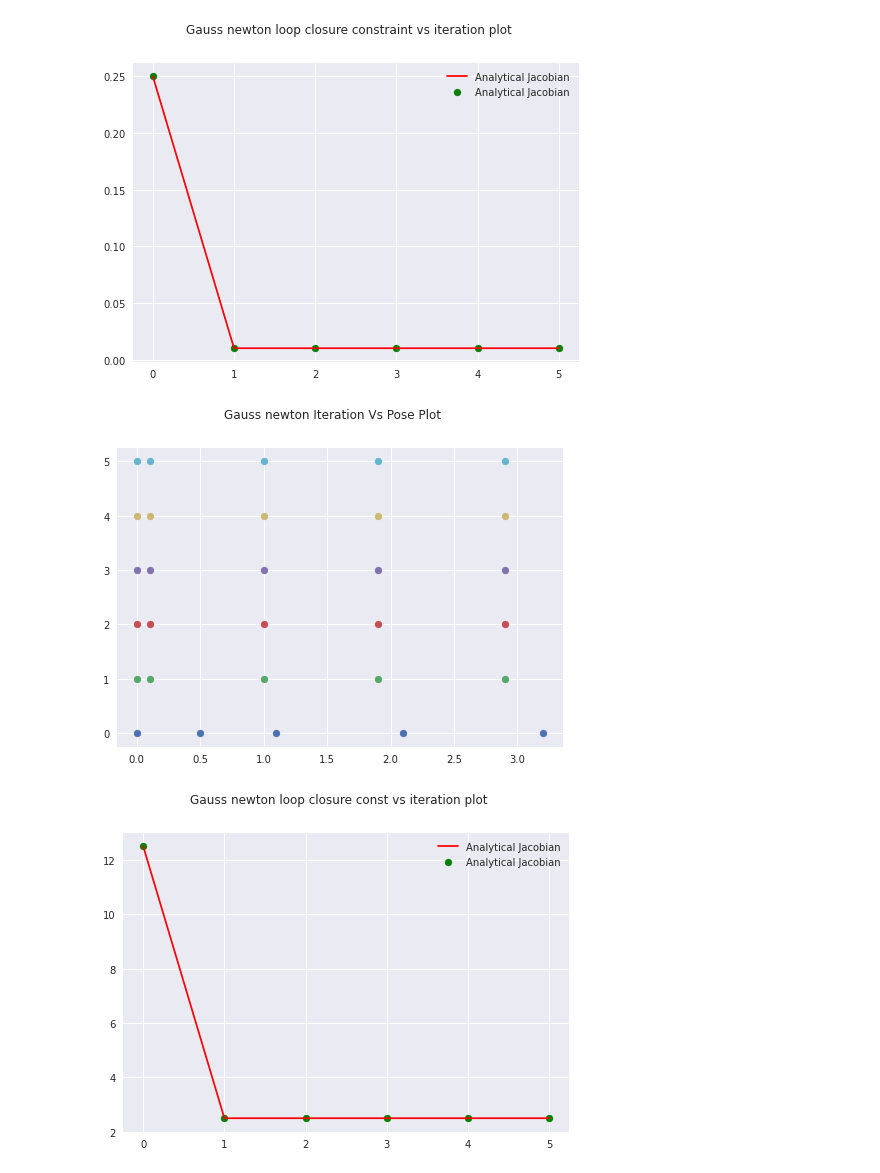
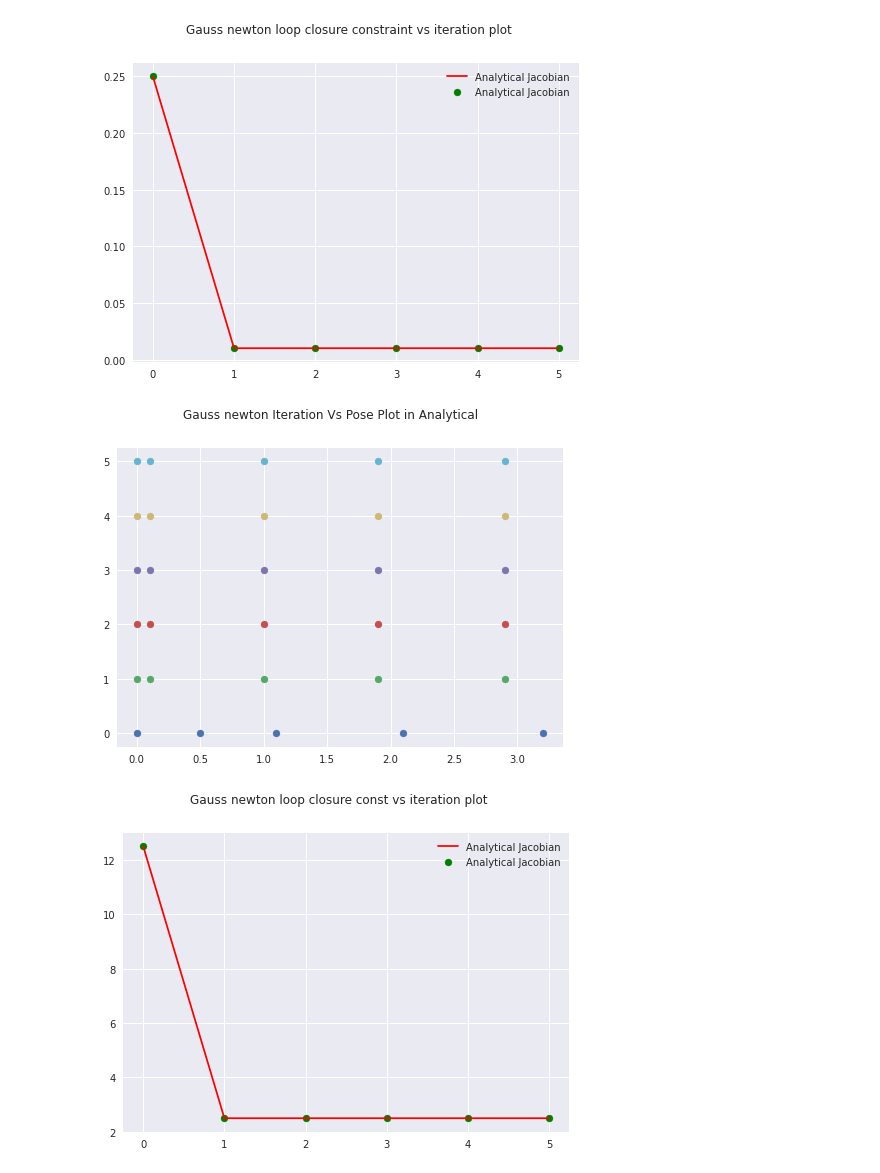
Before and after one commit to BhaskarJoshi-01/Mobile-Robotics---Monsoon-2021, a Jupyter notebook: Project-1/questions/Question 1 - 1D SLAM.ipynb, the cells around one changed output. Cells and saved outputs as stored; diff of their text form; code cells hidden in the pictures.

```diff
--- a/Project-1/questions/Question 1 - 1D SLAM.ipynb
+++ b/Project-1/questions/Question 1 - 1D SLAM.ipynb
@@ -61,14 +60,6 @@ X:  [0, 1, 2, 3, 0]
 Odo x : [0.0, 1.1, 2.1, 3.2, 0.5]
 # %%
 # info matrix from covariance matrix
-# covariance_matrix=np.array([
-#     [0.01, 0, 0, 0, 0, 0],
-#     [0, 0.01, 0, 0, 0, 0],
-#     [0, 0, 0.01, 0, 0, 0],
-#     [0, 0, 0, 0.01, 0, 0],
-#     [0, 0, 0, 0, 0.01, 0],
-#     [0, 0, 0, 0, 0, 0.001]
-# ])
 covariance_matrix = jnp.diag(jnp.array([.01, .01, .01,.01, .01, .001]))
 
 residual=[]
@@ -79,10 +70,11 @@ info_matrix=np.linalg.inv(covariance_matrix)
 def calc_residual(u,x):
     residual=[]
     for i in range(len(u)-1):
-        residual.append(u[i]+x[i]-x[i+1])
-
-    residual.append(u[4]+x[0]-x[4])
-    residual.append(x[0]-0) #anchor
+        funct_val= u[i]+x[i]-x[i+1]
+        residual.append(funct_val)
+    last_vals=[u[4]+x[0]-x[4],x[0]-0]
+    residual.append(last_vals[0])
+    residual.append(last_vals[1]) #anchor
 
     res=jnp.array(residual)
     return res
@@ -101,12 +94,12 @@ Info matrix :
 
 analytical_j=jnp.array(
     [
-        [1, -1, 0, 0, 0],
-        [0, 1, -1, 0, 0],
-        [0, 0, 1, -1, 0],
-        [0, 0, 0, 1, -1],
-        [1, 0, 0, 0, -1],
-        [1, 0, 0, 0, 0]
+        [1.0, -1.0, 0.0, 0.0, 0.0],
+        [0.0, 1.0, -1.0, 0.0, 0.0],
+        [0.0, 0.0, 1.0, -1.0, 0.0],
+        [0.0, 0.0, 0.0, 1.0, -1.0],
+        [1.0, 0.0, 0.0, 0.0, -1.0],
+        [1.0, 0.0, 0.0, 0.0, 0.0]
     ]
 )
 
@@ -143,14 +136,15 @@ jax j is :
  [ 1.  0.  0.  0. -1.]
  [ 1.  0.  0.  0.  0.]]
 # %%
+#optimization
 def gauss_newton(info_mat, U, X,def_iter=5):
     X_list = [ X[0] ]
     print("Initial X : \n",X[0])
     dotA=np.dot(analytical_j.T , info_mat)
     H =np.dot(dotA, analytical_j)
     for _ in range(def_iter):
-
-        b = analytical_j.T @ info_mat.T @ calc_residual(U[0],X[0])
+        dotb=np.dot(info_mat.T,calc_residual(U[0],X[0]))
+        b = np.dot(analytical_j.T ,dotb)
         b = b.reshape((-1,1))
 
         del_X =  -1*np.dot(jnp.linalg.inv(H) , b)
@@ -201,14 +196,17 @@ loop_closure(analytical,obs_u)
 # %%
 def pose_plot(x_list):
     # plt.clf()
-    plt.suptitle("Gauss newton Iteration Vs Pose Plot")
+    plt.suptitle("Gauss newton Iteration Vs Pose Plot in Analytical ")
 
     for _ in range(len(x_list)):
-        plt.scatter(x_list[_],[_ for idx in range(len(x_list[_]))],label="Analytical Jacobian")
+        # plt.legend("Analytical Jacobian")
+
+        plt.scatter(x_list[_],[_ for idx in range(len(x_list[_]))])
+    # plt.legend(loc="upper right")
     plt.show()
 pose_plot(analytical)
 # %% [output]
-[figure, old version]
+[figure, new version]
 # %%
 def get_err(X_list):
     global obs_u, info_matrix
```
Also changed, not shown: parts of 4 cells of this notebook.
